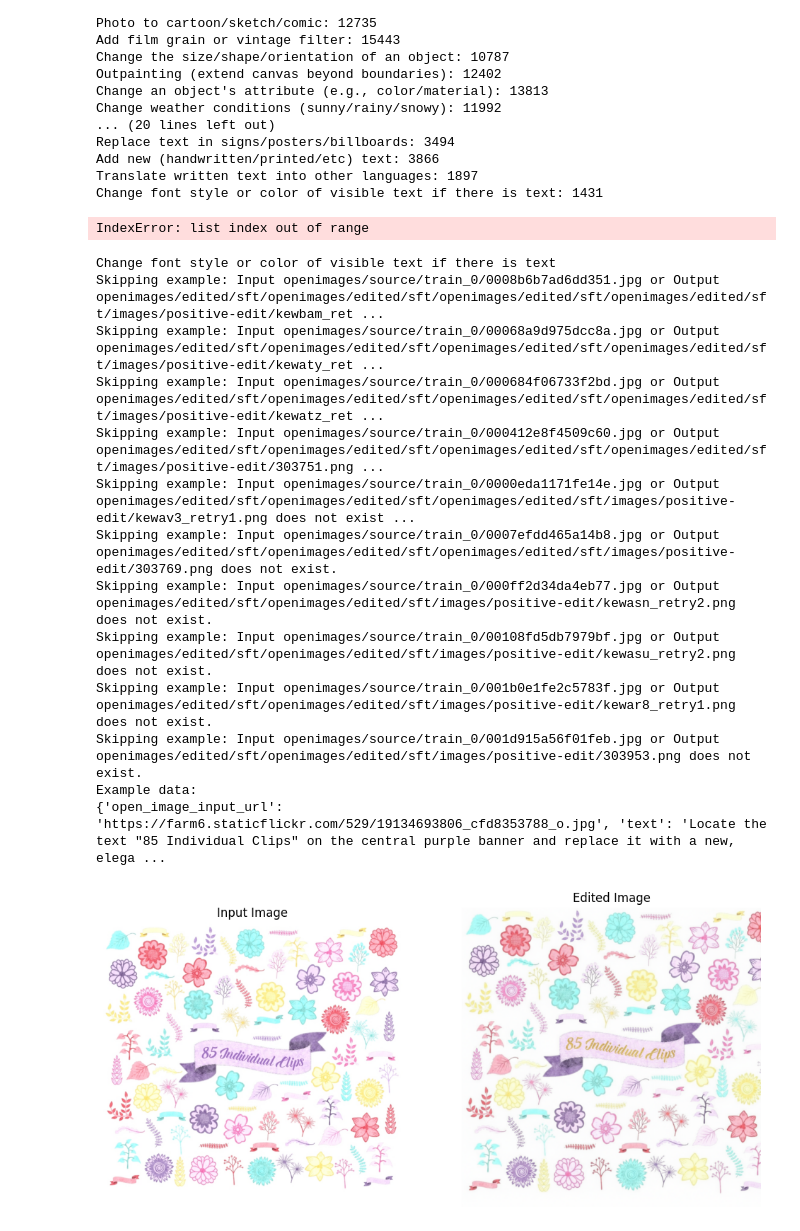
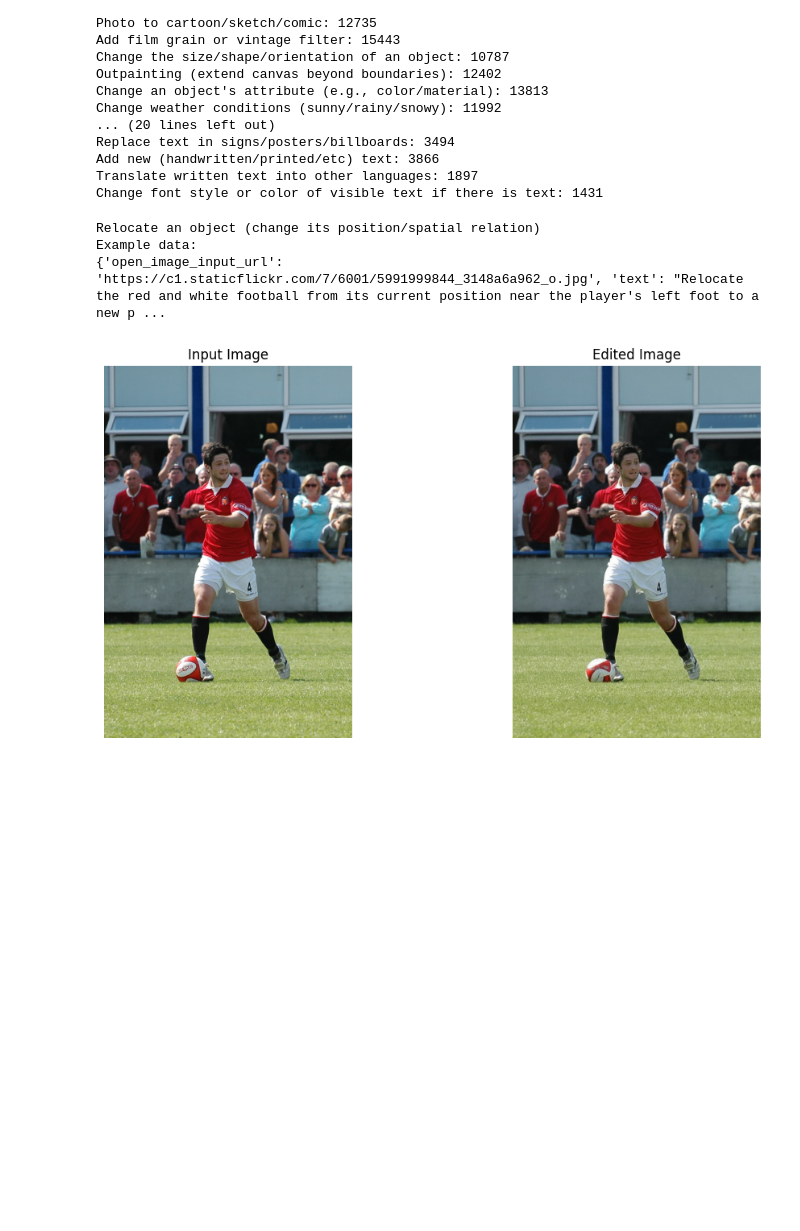
Before and after one commit to XIONGPEILIN/pico-banana-400k-subject_driven, a Jupyter notebook: view.ipynb, the cells around one changed output. Cells and saved outputs as stored; diff of their text form; code cells hidden in the pictures; blank space fills up the shorter version.

```diff
--- a/view.ipynb
+++ b/view.ipynb
@@ -118,10 +10,3 @@ data['output_image'] = data['output_image'].replace('images/positive-edit','open
-# %%
-# 批量更新 data_all 中所有条目的 output_image 路径
-for d in data_all:
-    if 'output_image' in d:
-        d['output_image'] = d['output_image'].replace('images/positive-edit', 'openimages/edited/sft/images/positive-edit')
-
-print("Updated output_image paths for all data_all entries.")
 # %%
 import PIL.Image as Image
 tmp = Image.open(data["local_input_image"])
@@ -205,14 +70,12 @@ Add new (handwritten/printed/etc) text: 3866
 Translate written text into other languages: 1897
 Change font style or color of visible text if there is text: 1431
 # %%
-etype = edit_type_all[35]
+etype = edit_type_all[15]
-# %% [output]
-IndexError: list index out of range
 # %%
 
 print(etype)
 filtered_data = [d for d in data_all if d.get('edit_type') == etype]
-i = 500
+i = 200
 n = 0
 if filtered_data:
     import os
@@ -228,43 +91,33 @@ if filtered_data:
                 pass
             print("Example data:")
             print(example)
 
             # 加载图像
             input_img = Image.open(example["local_input_image"])
             output_img = Image.open(example["output_image"])
 
             # 显示图像
             plt.figure(figsize=(12,6))
             plt.subplot(1,2,1)
             plt.imshow(input_img)
             plt.title("Input Image")
             plt.axis('off')
             plt.subplot(1,2,2)
             plt.imshow(output_img)
             plt.title("Edited Image")
             plt.axis('off')
             plt.show()
             found = True
             break
         else:
             print(f"Skipping example: Input {example['local_input_image']} or Output {example['output_image']} does not exist.")
 
     if not found:
         print("No valid example found with existing images.")
 else:
     print("No data found for this edit_type")
 # %% [output]
-Change font style or color of visible text if there is text
-Skipping example: Input openimages/source/train_0/0008b6b7ad6dd351.jpg or Output openimages/edited/sft/openimages/edited/sft/openimages/edited/sft/openimages/edited/sft/images/positive-edit/kewbam_ret ...
-Skipping example: Input openimages/source/train_0/00068a9d975dcc8a.jpg or Output openimages/edited/sft/openimages/edited/sft/openimages/edited/sft/openimages/edited/sft/images/positive-edit/kewaty_ret ...
-Skipping example: Input openimages/source/train_0/000684f06733f2bd.jpg or Output openimages/edited/sft/openimages/edited/sft/openimages/edited/sft/openimages/edited/sft/images/positive-edit/kewatz_ret ...
-Skipping example: Input openimages/source/train_0/000412e8f4509c60.jpg or Output openimages/edited/sft/openimages/edited/sft/openimages/edited/sft/openimages/edited/sft/images/positive-edit/303751.png ...
-Skipping example: Input openimages/source/train_0/0000eda1171fe14e.jpg or Output openimages/edited/sft/openimages/edited/sft/openimages/edited/sft/images/positive-edit/kewav3_retry1.png does not exist ...
-Skipping example: Input openimages/source/train_0/0007efdd465a14b8.jpg or Output openimages/edited/sft/openimages/edited/sft/openimages/edited/sft/images/positive-edit/303769.png does not exist.
-Skipping example: Input openimages/source/train_0/000ff2d34da4eb77.jpg or Output openimages/edited/sft/openimages/edited/sft/images/positive-edit/kewasn_retry2.png does not exist.
-Skipping example: Input openimages/source/train_0/00108fd5db7979bf.jpg or Output openimages/edited/sft/openimages/edited/sft/images/positive-edit/kewasu_retry2.png does not exist.
-Skipping example: Input openimages/source/train_0/001b0e1fe2c5783f.jpg or Output openimages/edited/sft/openimages/edited/sft/images/positive-edit/kewar8_retry1.png does not exist.
-Skipping example: Input openimages/source/train_0/001d915a56f01feb.jpg or Output openimages/edited/sft/openimages/edited/sft/images/positive-edit/303953.png does not exist.
+Relocate an object (change its position/spatial relation)
 Example data:
-{'open_image_input_url': 'https://farm6.staticflickr.com/529/19134693806_cfd8353788_o.jpg', 'text': 'Locate the text "85 Individual Clips" on the central purple banner and replace it with a new, elega ...
+{'open_image_input_url': 'https://c1.staticflickr.com/7/6001/5991999844_3148a6a962_o.jpg', 'text': "Relocate the red and white football from its current position near the player's left foot to a new p ...
-[figure, old version]
+[figure, new version]
```
Also changed, not shown: parts of 15 cells of this notebook, 18 other files.
